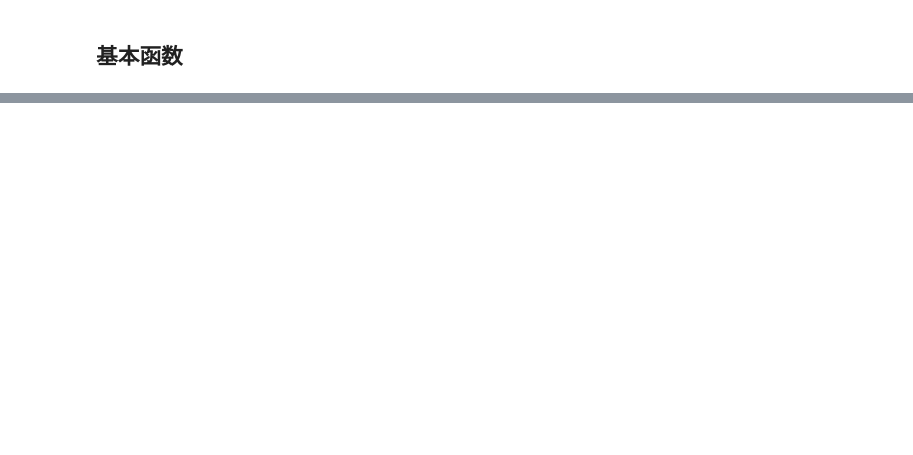
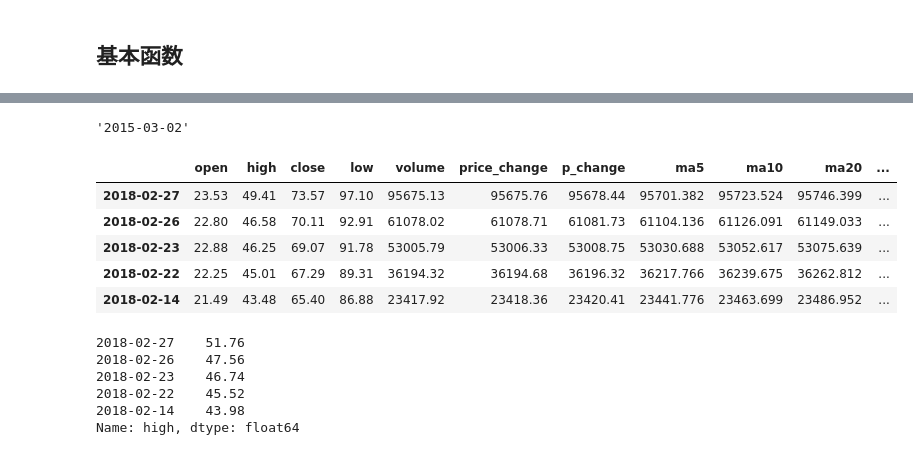
Before and after one commit to bacium/python, a Jupyter notebook: pandas/pandas逻辑运算符号及函数.ipynb, the cells around one changed output, grey strips where cells are left out. Cells and saved outputs as stored; diff of their text form; code cells hidden in the pictures; blank space fills up the shorter version.

```diff
--- a/pandas/pandas逻辑运算符号及函数.ipynb
+++ b/pandas/pandas逻辑运算符号及函数.ipynb
@@ -53,0 +164,26 @@ ds["open"].min() #最小值
+# %%
+ds.open.idxmax() # 最大值的索引
+ds.high.idxmin() # 最小值的索引
+# %% [output]
+'2015-03-02'
+# %%
+ds.head().cumsum() #列数值累加
+ds.head().cumsum(axis=1) #行数值累加
+# %% [output]
+|  | open | high | close | low | volume | price_change | p_change | ma5 | ma10 | ma20 | ... |
+| 2018-02-27 | 23.53 | 49.41 | 73.57 | 97.10 | 95675.13 | 95675.76 | 95678.44 | 95701.382 | 95723.524 | 95746.399 | ... |
+| 2018-02-26 | 22.80 | 46.58 | 70.11 | 92.91 | 61078.02 | 61078.71 | 61081.73 | 61104.136 | 61126.091 | 61149.033 | ... |
+| 2018-02-23 | 22.88 | 46.25 | 69.07 | 91.78 | 53005.79 | 53006.33 | 53008.75 | 53030.688 | 53052.617 | 53075.639 | ... |
+| 2018-02-22 | 22.25 | 45.01 | 67.29 | 89.31 | 36194.32 | 36194.68 | 36196.32 | 36217.766 | 36239.675 | 36262.812 | ... |
+| 2018-02-14 | 21.49 | 43.48 | 65.40 | 86.88 | 23417.92 | 23418.36 | 23420.41 | 23441.776 | 23463.699 | 23486.952 | ... |
+# %%
+# apply 自定义函数
+ds["open"].apply(lambda col:col+1) # apply 里面接受一个自定义函数,
+ds["high"].head().apply(lambda row:row*2)
+# %% [output]
+2018-02-27    51.76
+2018-02-26    47.56
+2018-02-23    46.74
+2018-02-22    45.52
+2018-02-14    43.98
+Name: high, dtype: float64
```
Also changed, not shown: parts of 9 cells of this notebook.
